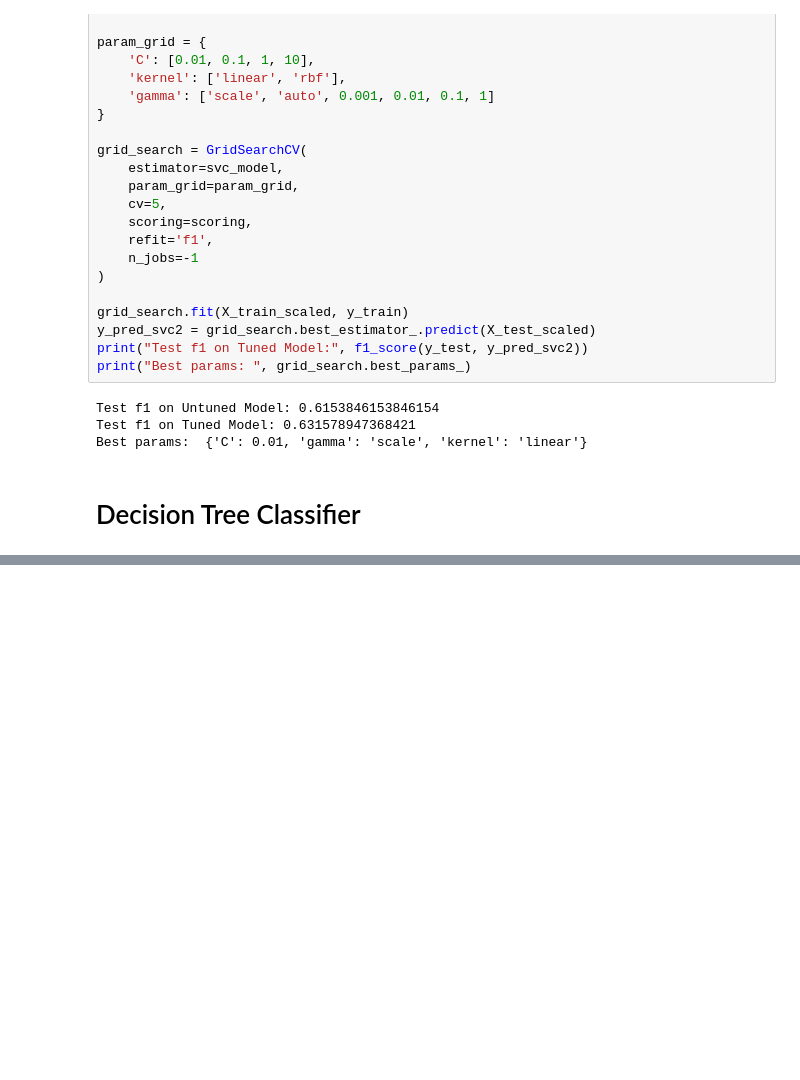
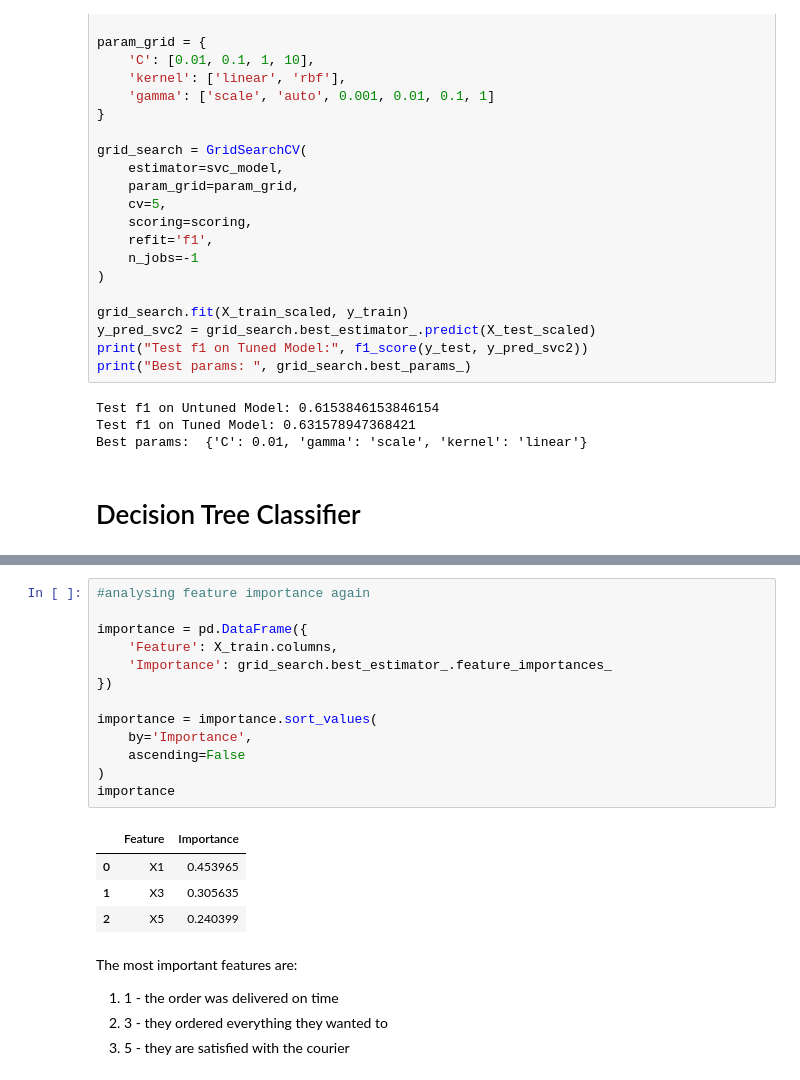
Before and after one commit to megmkr/HappyCustomers, a Jupyter notebook: happyCustomers.ipynb, the cells around one changed output, grey strips where cells are left out. Cells and saved outputs as stored; diff of their text form; blank space fills up the shorter version.

```diff
--- a/happyCustomers.ipynb
+++ b/happyCustomers.ipynb
@@ -426,0 +441,23 @@ Best params:  {'criterion': 'entropy', 'max_depth': None, 'min_samples_leaf': 2,
+# %%
+#analysing feature importance again
+
+importance = pd.DataFrame({
+    'Feature': X_train.columns,
+    'Importance': grid_search.best_estimator_.feature_importances_
+})
+
+importance = importance.sort_values(
+    by='Importance',
+    ascending=False
+)
+importance
+# %% [output]
+|  | Feature | Importance |
+| 0 | X1 | 0.453965 |
+| 1 | X3 | 0.305635 |
+| 2 | X5 | 0.240399 |
+# %% [markdown]
+The most important features are:
+1. 1 - the order was delivered on time
+2. 3 - they ordered everything they wanted to
+3. 5 - they are satisfied with the courier
```
Also changed, not shown: parts of 7 cells of this notebook, 1 other file.
